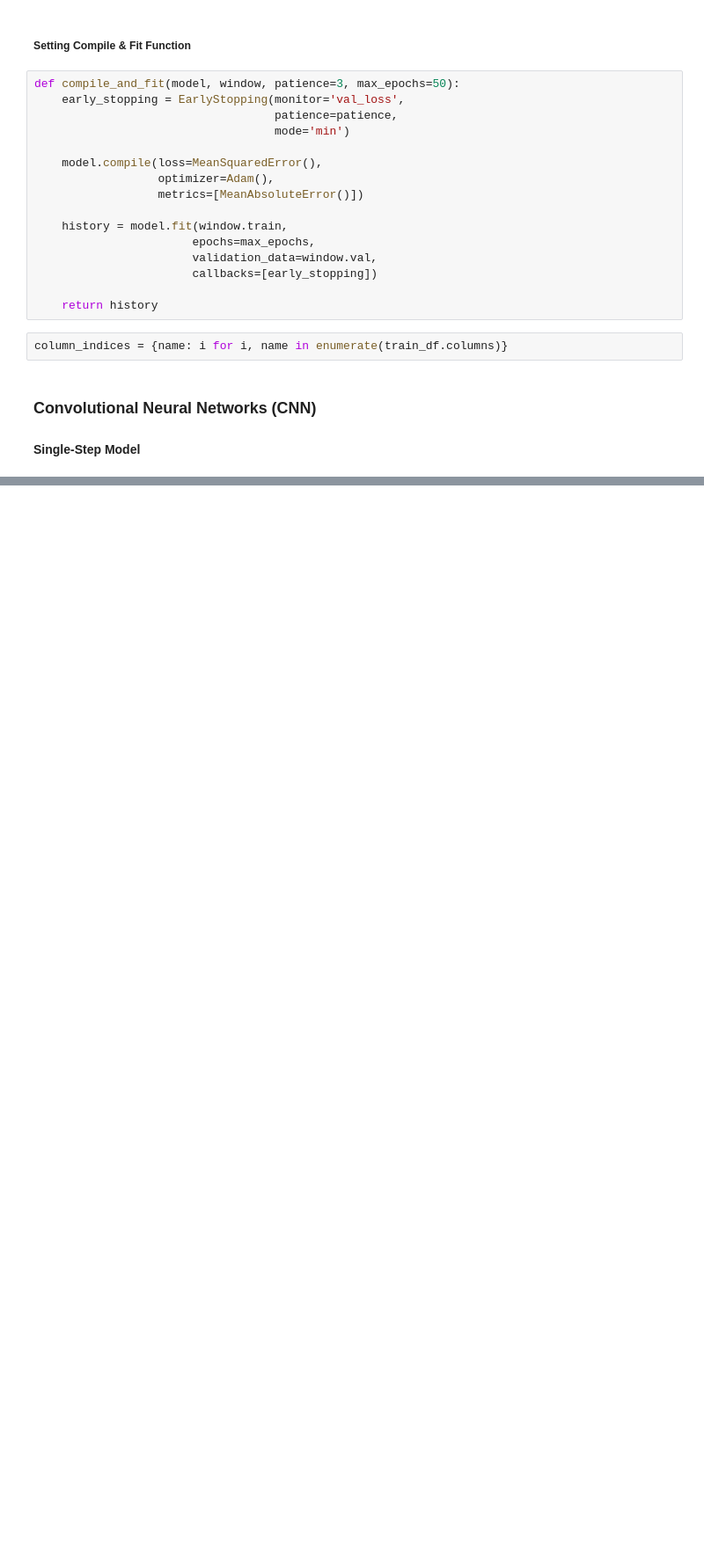
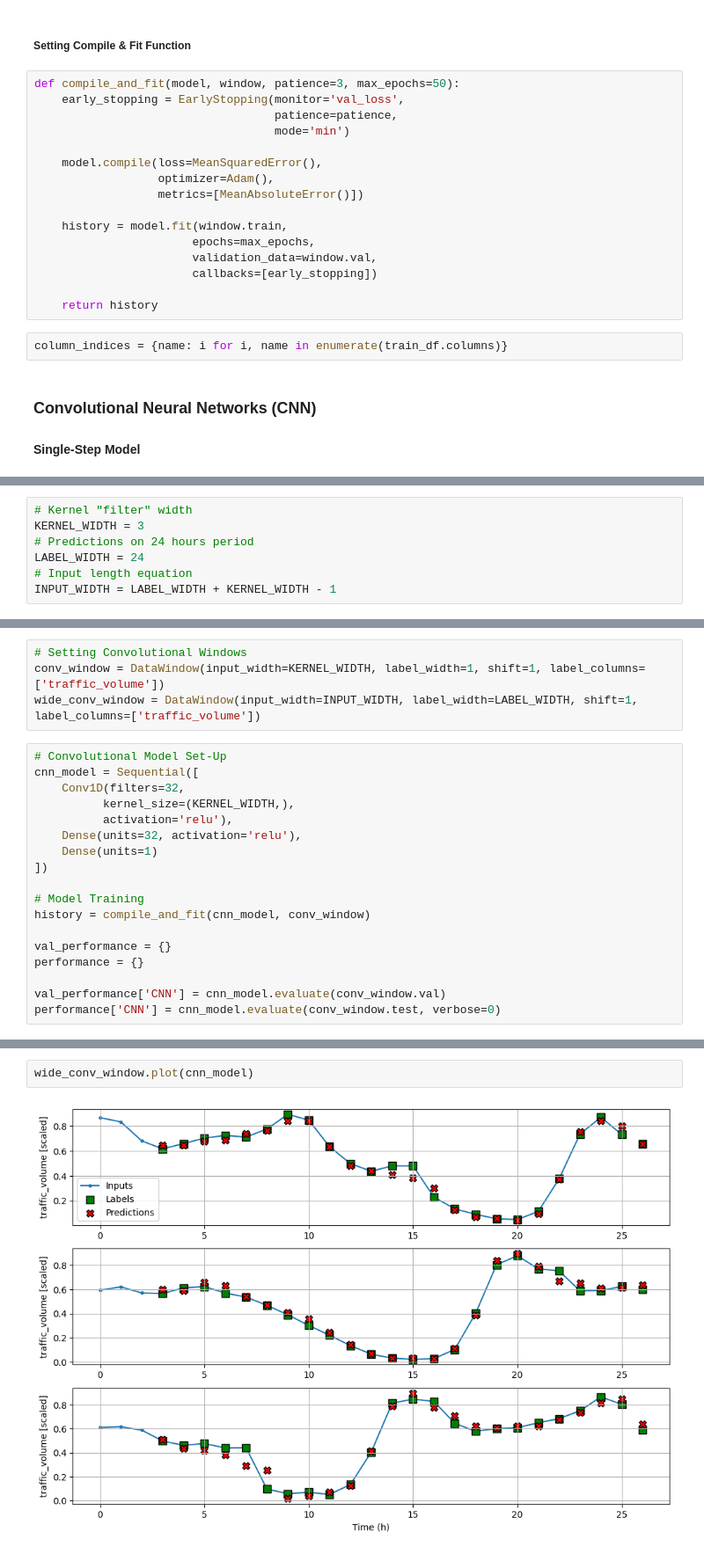
Before and after one commit to joakor89/Time_series_in_python, a Jupyter notebook: chap_16/filter_ts_CNN.ipynb, the cells around one changed output, grey strips where cells are left out. Shown at 88% size. Cells and saved outputs as stored; diff of their text form; blank space fills up the shorter version.

Commit message:
Convolutional Neural Networks (CNN) on single and multi-step models, multi-output model and contrasting with LSTM and baseline models performance

```diff
--- a/chap_16/filter_ts_CNN.ipynb
+++ b/chap_16/filter_ts_CNN.ipynb
@@ -191,0 +197,7 @@ column_indices = {name: i for i, name in enumerate(train_df.columns)}
+# %%
+# Kernel "filter" width
+KERNEL_WIDTH = 3
+# Predictions on 24 hours period
+LABEL_WIDTH = 24
+# Input length equation
+INPUT_WIDTH = LABEL_WIDTH + KERNEL_WIDTH - 1
@@ -191,0 +206,22 @@ column_indices = {name: i for i, name in enumerate(train_df.columns)}
+# %%
+# Setting Convolutional Windows
+conv_window = DataWindow(input_width=KERNEL_WIDTH, label_width=1, shift=1, label_columns=['traffic_volume'])
+wide_conv_window = DataWindow(input_width=INPUT_WIDTH, label_width=LABEL_WIDTH, shift=1, label_columns=['traffic_volume'])
+# %%
+# Convolutional Model Set-Up
+cnn_model = Sequential([
+    Conv1D(filters=32,
+          kernel_size=(KERNEL_WIDTH,),
+          activation='relu'),
+    Dense(units=32, activation='relu'),
+    Dense(units=1)
+])
+
+# Model Training
+history = compile_and_fit(cnn_model, conv_window)
+
+val_performance = {}
+performance = {}
+
+val_performance['CNN'] = cnn_model.evaluate(conv_window.val)
+performance['CNN'] = cnn_model.evaluate(conv_window.test, verbose=0)
@@ -191,0 +248,4 @@ column_indices = {name: i for i, name in enumerate(train_df.columns)}
+# %%
+wide_conv_window.plot(cnn_model)
+# %% [output]
+[figure, added]
```
Also changed, not shown: parts of 26 cells of this notebook.
